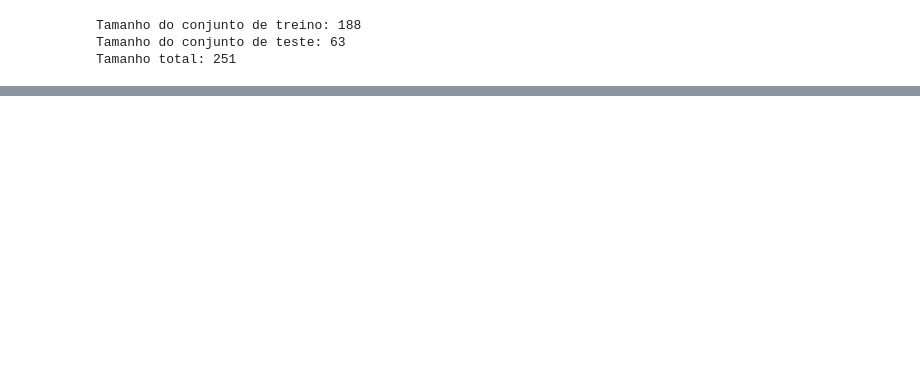
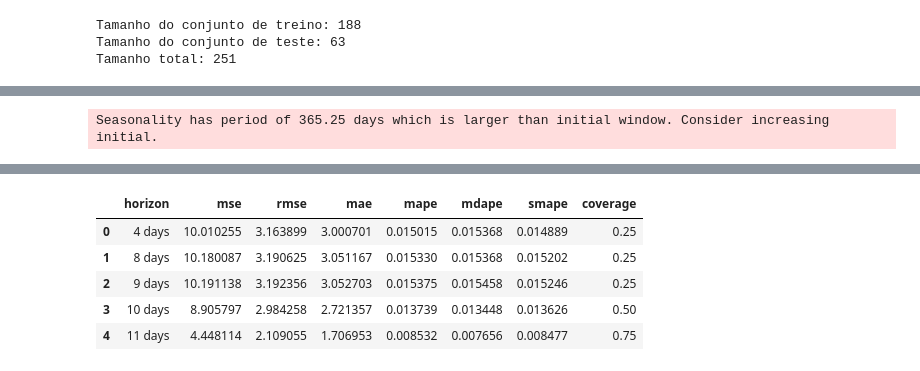
Before and after one commit to hjmartins/Stock-Market, a Jupyter notebook: notebooks/prophet.ipynb, the cells around one changed output, grey strips where cells are left out. Cells and saved outputs as stored; diff of their text form; code cells hidden in the pictures; blank space fills up the shorter version.

```diff
--- a/notebooks/prophet.ipynb
+++ b/notebooks/prophet.ipynb
@@ -86,0 +138,14 @@ fig = model.plot(forecast)
+# %%
+from prophet.diagnostics import cross_validation, performance_metrics
+
+df_cv = cross_validation(
+    model,
+    initial='200 days',
+    period='90 days',
+    horizon='60 days'
+)
+
+df_p = performance_metrics(df_cv)
+df_p.head()
+# %% [output]
+Seasonality has period of 365.25 days which is larger than initial window. Consider increasing initial.
@@ -86,0 +154,6 @@ fig = model.plot(forecast)
+|  | horizon | mse | rmse | mae | mape | mdape | smape | coverage |
+| 0 | 4 days | 10.010255 | 3.163899 | 3.000701 | 0.015015 | 0.015368 | 0.014889 | 0.25 |
+| 1 | 8 days | 10.180087 | 3.190625 | 3.051167 | 0.015330 | 0.015368 | 0.015202 | 0.25 |
+| 2 | 9 days | 10.191138 | 3.192356 | 3.052703 | 0.015375 | 0.015458 | 0.015246 | 0.25 |
+| 3 | 10 days | 8.905797 | 2.984258 | 2.721357 | 0.013739 | 0.013448 | 0.013626 | 0.50 |
+| 4 | 11 days | 4.448114 | 2.109055 | 1.706953 | 0.008532 | 0.007656 | 0.008477 | 0.75 |
```
Also changed, not shown: parts of 15 cells of this notebook.
